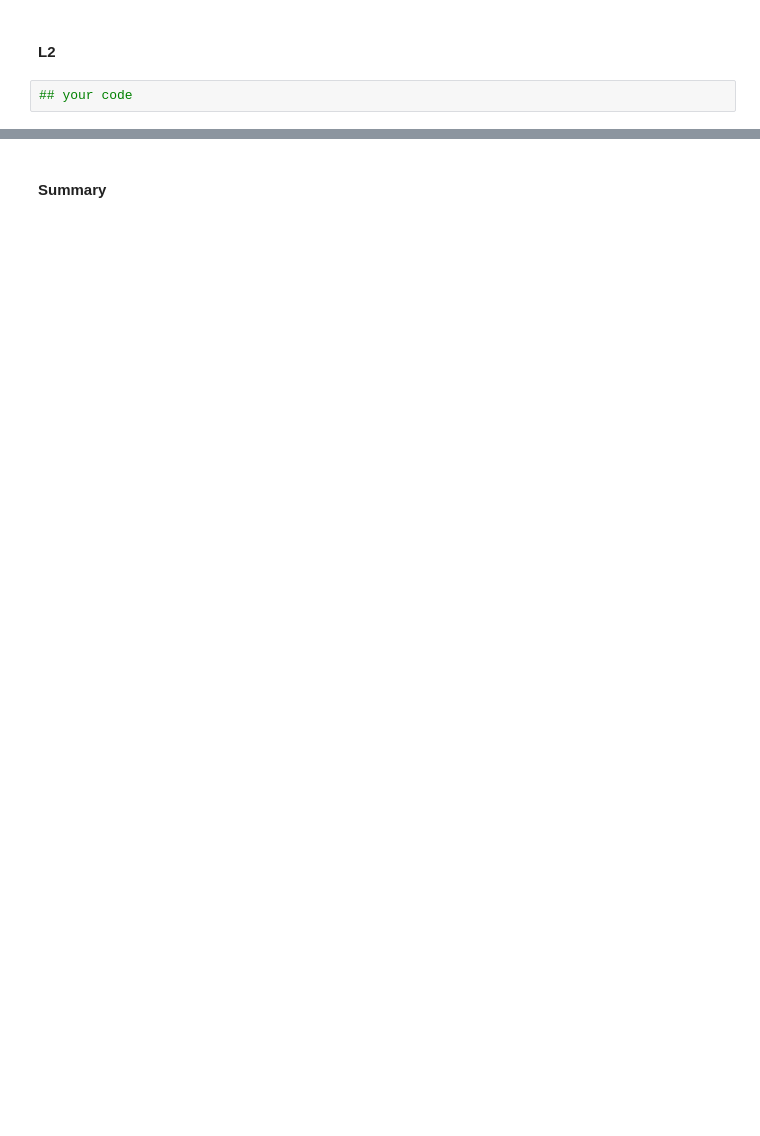
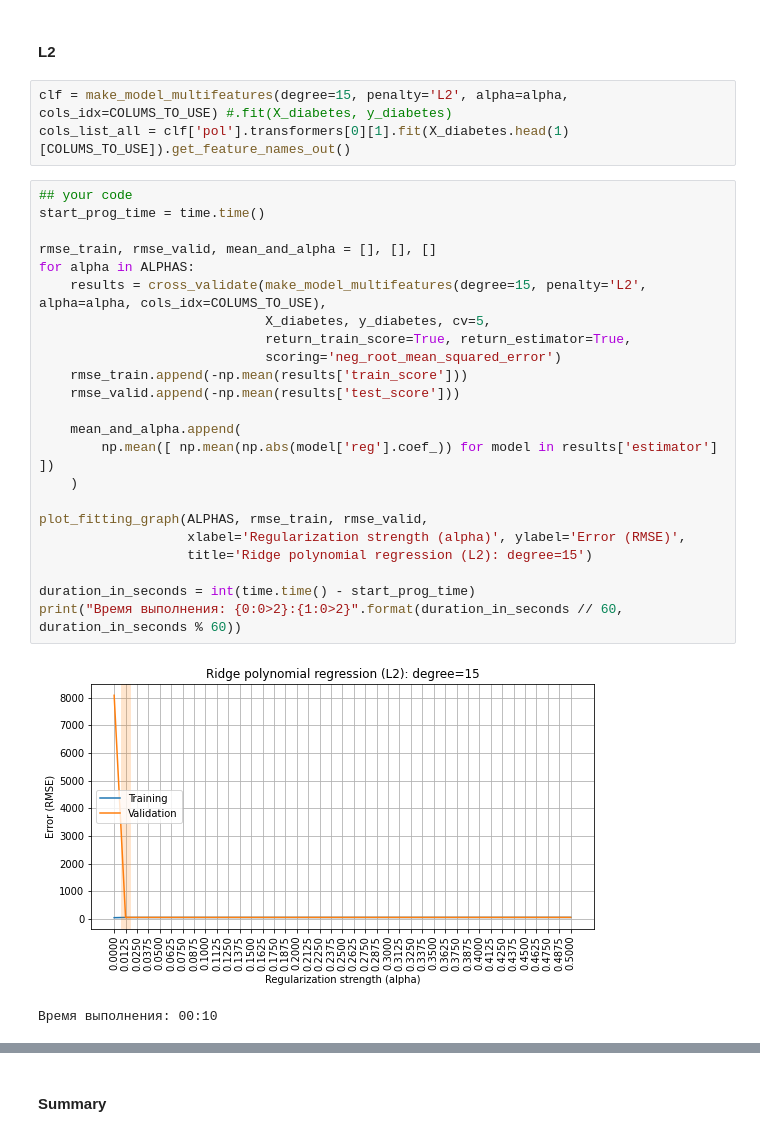
Before and after one commit to DIVIGL1/RSSchool-ML-Open-Course, a Jupyter notebook: 4_overfitting_regularization/overfitting_regularization.ipynb, the cells around one changed output, grey strips where cells are left out. Drawn from its saved outputs; the diff is of its cells as text; blank space fills up the shorter version.

```diff
--- a/4_overfitting_regularization/overfitting_regularization.ipynb
+++ b/4_overfitting_regularization/overfitting_regularization.ipynb
@@ -384,4 +713,31 @@ Please do a discovery on your own and find that out empirically (both for **L1**
 # %% [markdown]
 #### L2
-# %%
-## your code
+# %%
+clf = make_model_multifeatures(degree=15, penalty='L2', alpha=alpha, cols_idx=COLUMS_TO_USE) #.fit(X_diabetes, y_diabetes)
+cols_list_all = clf['pol'].transformers[0][1].fit(X_diabetes.head(1)[COLUMS_TO_USE]).get_feature_names_out()
+# %%
+## your code
+start_prog_time = time.time()
+
+rmse_train, rmse_valid, mean_and_alpha = [], [], []
+for alpha in ALPHAS:
+    results = cross_validate(make_model_multifeatures(degree=15, penalty='L2', alpha=alpha, cols_idx=COLUMS_TO_USE),
+                             X_diabetes, y_diabetes, cv=5,
+                             return_train_score=True, return_estimator=True,
+                             scoring='neg_root_mean_squared_error')
+    rmse_train.append(-np.mean(results['train_score']))
+    rmse_valid.append(-np.mean(results['test_score']))
+
+    mean_and_alpha.append(
+        np.mean([ np.mean(np.abs(model['reg'].coef_)) for model in results['estimator'] ])
+    )
+
+plot_fitting_graph(ALPHAS, rmse_train, rmse_valid,
+                   xlabel='Regularization strength (alpha)', ylabel='Error (RMSE)',
+                   title='Ridge polynomial regression (L2): degree=15')
+
+duration_in_seconds = int(time.time() - start_prog_time)
+print("Время выполнения: {0:0>2}:{1:0>2}".format(duration_in_seconds // 60, duration_in_seconds % 60))
+# %% [output]
+[figure, added]
+Время выполнения: 00:10
```
Also changed, not shown: parts of 80 cells of this notebook.
